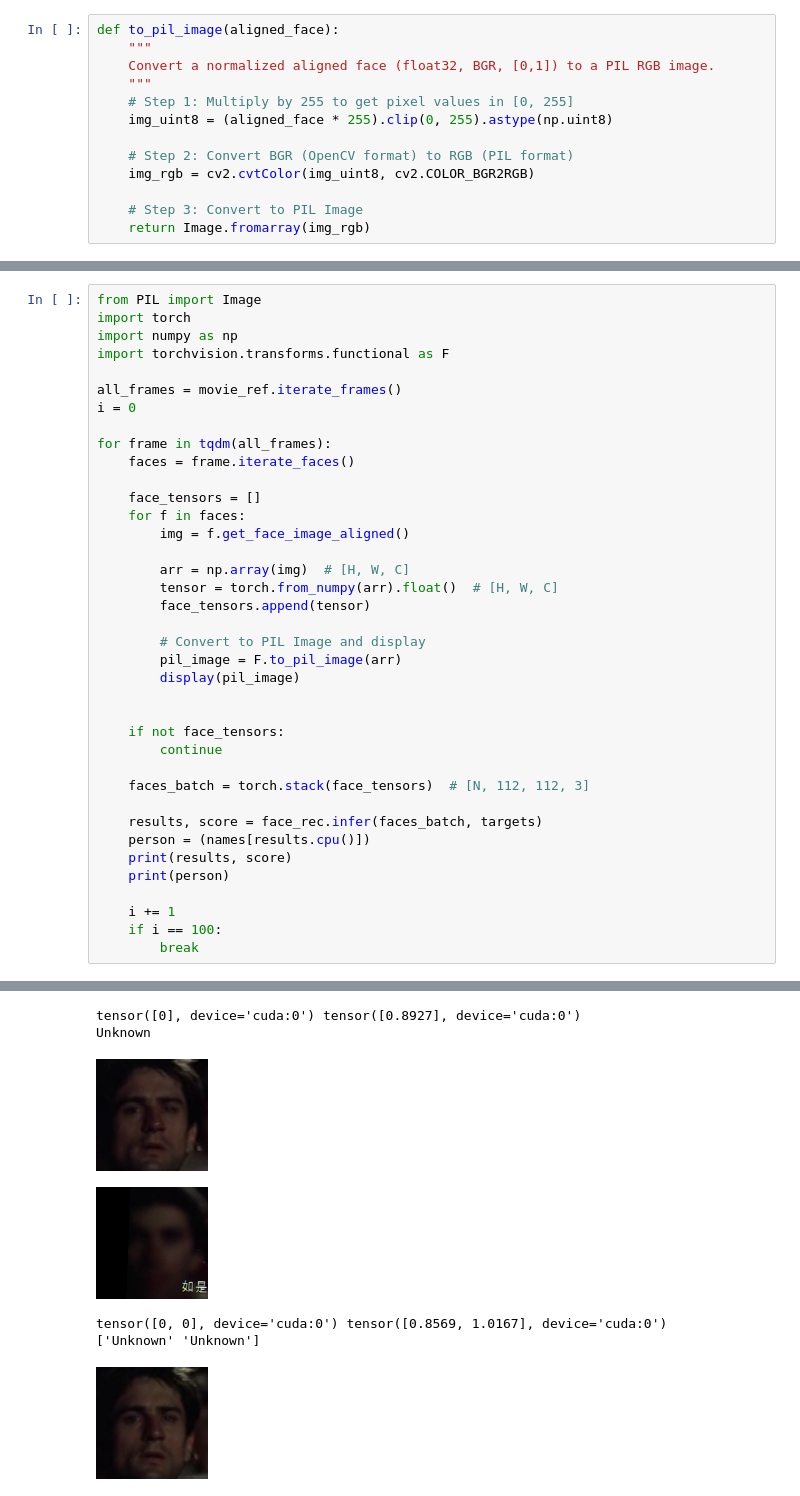
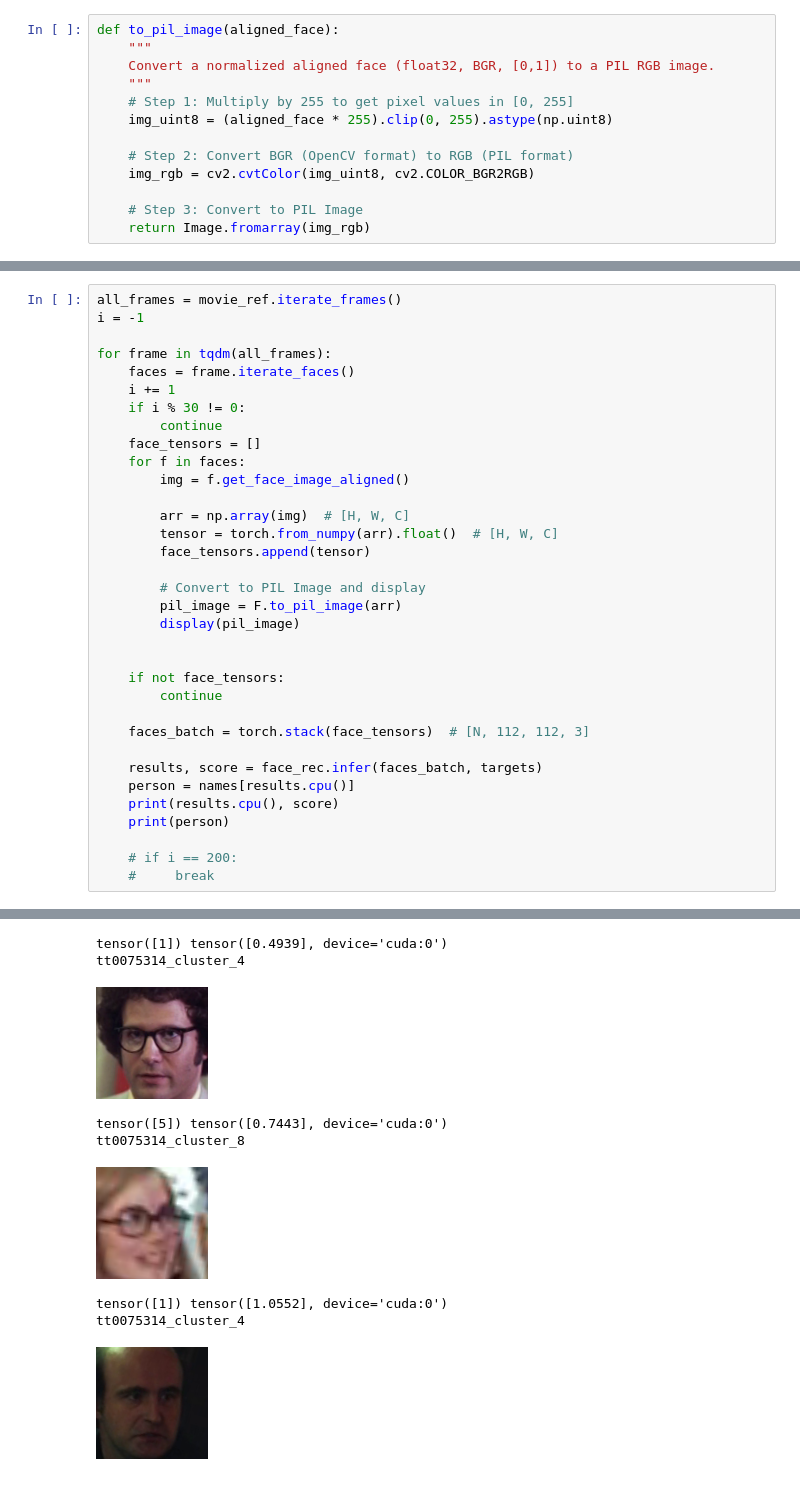
Before and after one commit to haotsai101/Data-Mining-Spring-2025-Project, a Jupyter notebook: face_recognition_with_face_bank.ipynb, the cells around one changed output, grey strips where cells are left out. Drawn from its saved outputs; the diff is of its cells as text.

```diff
--- a/face_recognition_with_face_bank.ipynb
+++ b/face_recognition_with_face_bank.ipynb
@@ -158,15 +154,12 @@ array(['Unknown', 'tt0075314_cluster_0', 'tt0075314_cluster_7',
 # %%
-from PIL import Image
-import torch
-import numpy as np
-import torchvision.transforms.functional as F
-
 all_frames = movie_ref.iterate_frames()
-i = 0
+i = -1
 
 for frame in tqdm(all_frames):
     faces = frame.iterate_faces()
-
+    i += 1
+    if i % 30 != 0:
+        continue
     face_tensors = []
     for f in faces:
         img = f.get_face_image_aligned()
@@ -186,12 +179,11 @@ for frame in tqdm(all_frames):
     faces_batch = torch.stack(face_tensors)  # [N, 112, 112, 3]
 
     results, score = face_rec.infer(faces_batch, targets)
-    person = (names[results.cpu()])
-    print(results, score)
+    person = names[results.cpu()]
+    print(results.cpu(), score)
     print(person)
 
-    i += 1
-    if i == 100:
-        break
+    # if i == 200:
+    #     break
 # %% [output]
 [figure]
@@ -204,7 +196,9 @@ Unknown
-tensor([0], device='cuda:0') tensor([0.8927], device='cuda:0')
-Unknown
+tensor([1]) tensor([0.4939], device='cuda:0')
+tt0075314_cluster_4
-[figure, old version]
+[figure, new version]
+tensor([5]) tensor([0.7443], device='cuda:0')
+tt0075314_cluster_8
-[figure, old version]
+[figure, new version]
-tensor([0, 0], device='cuda:0') tensor([0.8569, 1.0167], device='cuda:0')
-['Unknown' 'Unknown']
+tensor([1]) tensor([1.0552], device='cuda:0')
+tt0075314_cluster_4
-[figure, old version]
+[figure, new version]
```
Also changed, not shown: parts of 10 cells of this notebook.
